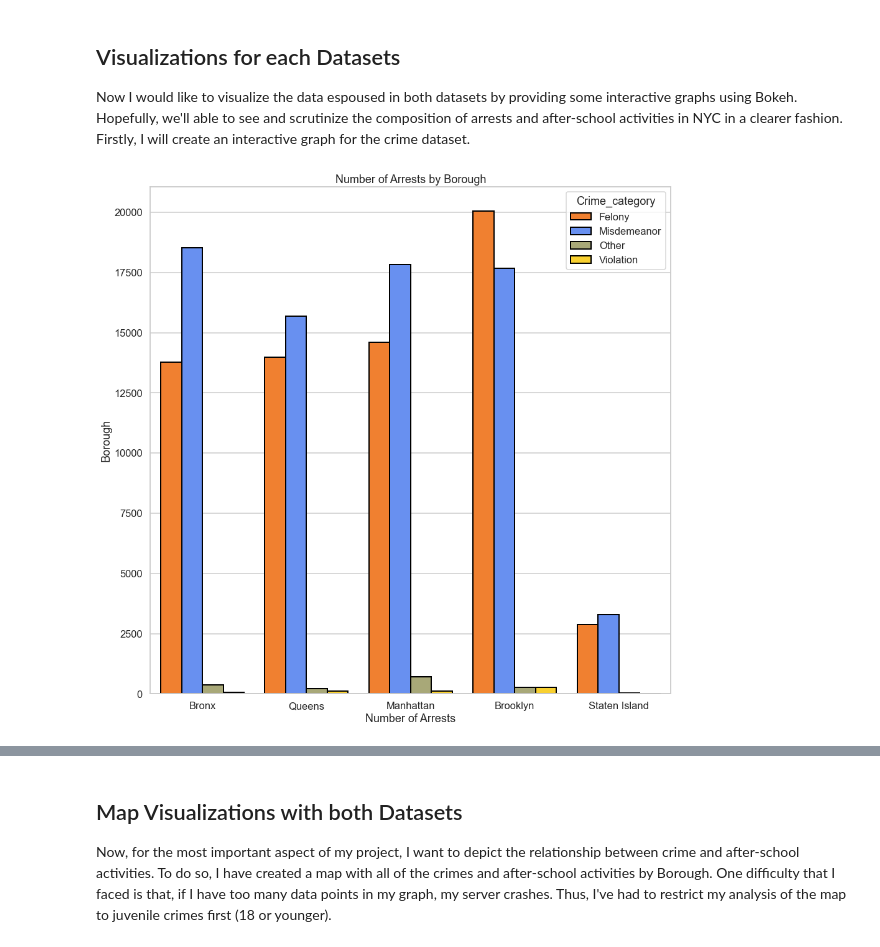
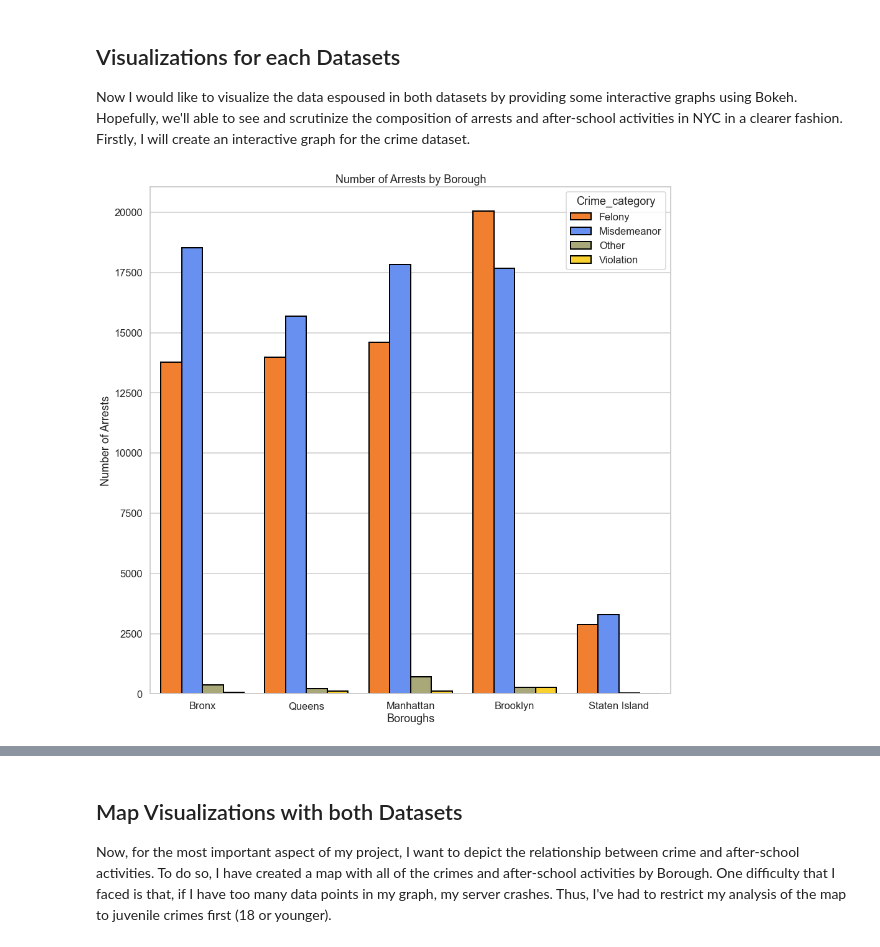
Before and after one commit to feligrosso/ECON_323_Project, a Jupyter notebook: Final Project 323.ipynb, the cells around one changed output, grey strips where cells are left out. Drawn from its saved outputs; the diff is of its cells as text; code cells hidden in the pictures.

```diff
--- a/Final Project 323.ipynb
+++ b/Final Project 323.ipynb
@@ -226,21 +226,21 @@ Firstly, I will create an interactive graph for the crime dataset.
 # %%
 sns.set_style('whitegrid')
 pkmn_type_colors = ['#F08030',
                     '#6890F0',
                     '#A8A878',
                     '#F8D030']
 f, ax = plt.subplots(figsize=(15, 15))
 sns.countplot(x="Borough",
                   data=crime_dataset,
                   hue = "Crime_category",
                   saturation = 1,
                   edgecolor=(0,0,0),
                   linewidth=2,
                   palette=pkmn_type_colors);
-f, ax.set(ylabel = "Borough", xlabel = "Number of Arrests");
+f, ax.set(ylabel = "Number of Arrests", xlabel = "Boroughs");
 f, ax.set_title("Number of Arrests by Borough");
 # %% [output]
-[figure, old version]
+[figure, new version]
 # %%
 sns.set_style('whitegrid')
 pkmn_type_colors = ['#F8D030',
```
Also changed, not shown: parts of 4 cells of this notebook.
